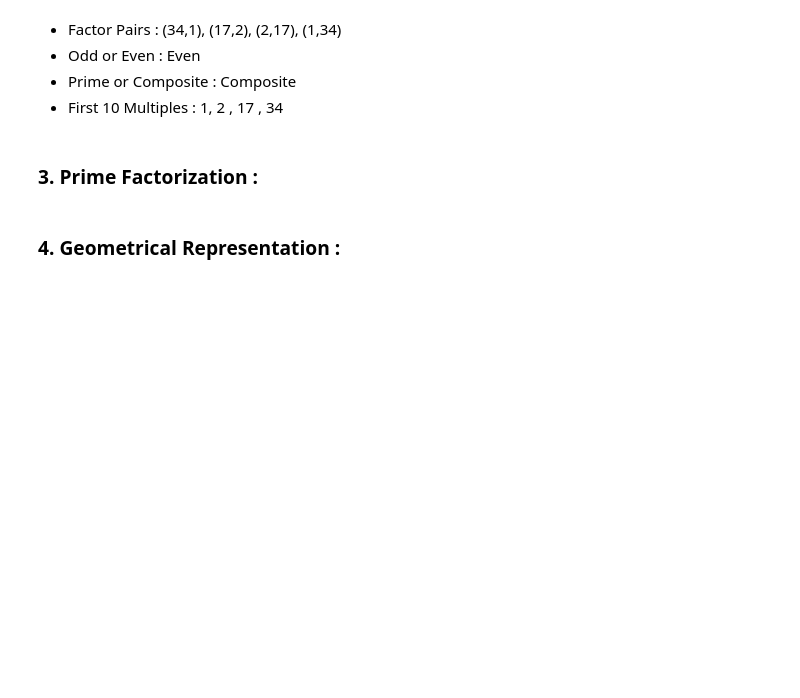
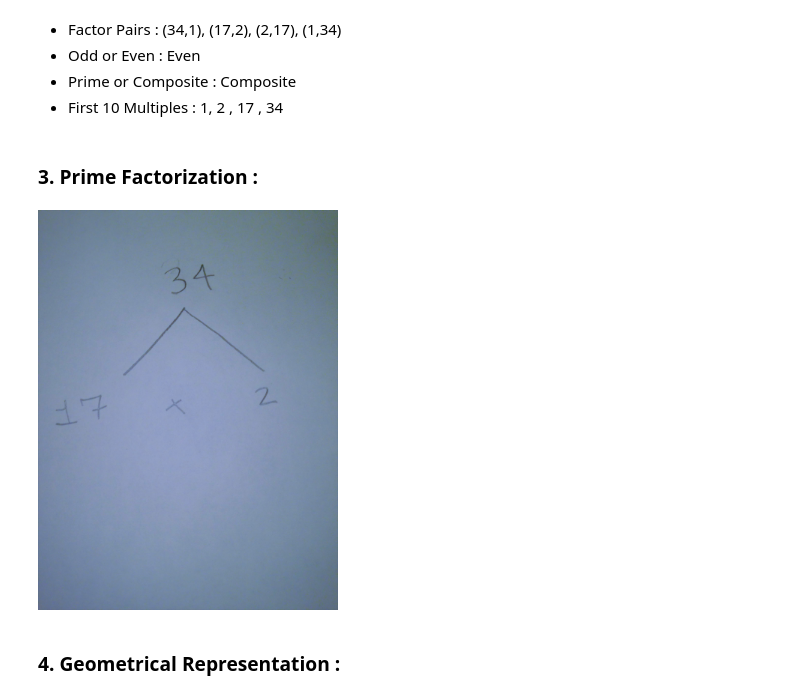
Before and after one commit to disney-lover/number-project-tutone, a Jupyter notebook: TheNumberProject.ipynb, the cells around one changed output. Saved outputs shown, nothing was run; the diff lists cells and outputs as text; code cells hidden in the pictures; blank space fills up the shorter version.

```diff
--- a/TheNumberProject.ipynb
+++ b/TheNumberProject.ipynb
@@ -18,6 +18,11 @@ There are three reasons for why I chose this number:
 * First 10 Multiples : 1, 2 , 17 , 34
 # %% [markdown]
 ### 3. Prime Factorization :
+# %%
+from IPython.display import Image
+Image("IMG_3673_edited.jpg", width=300, height=300)
+# %% [output]
+[figure, added]
 # %% [markdown]
 ### 4. Geometrical Representation :
 # %% [markdown]
```
Also changed, not shown: parts of 20 cells of this notebook, 2 other files.
